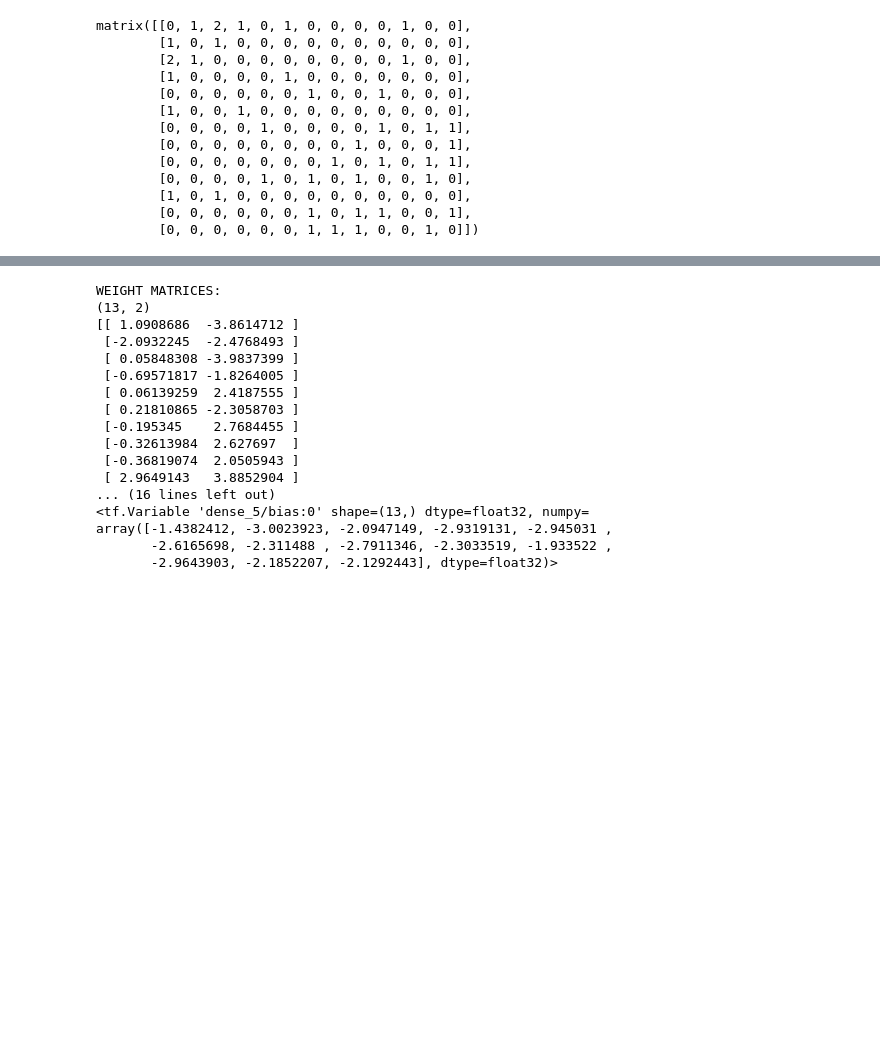
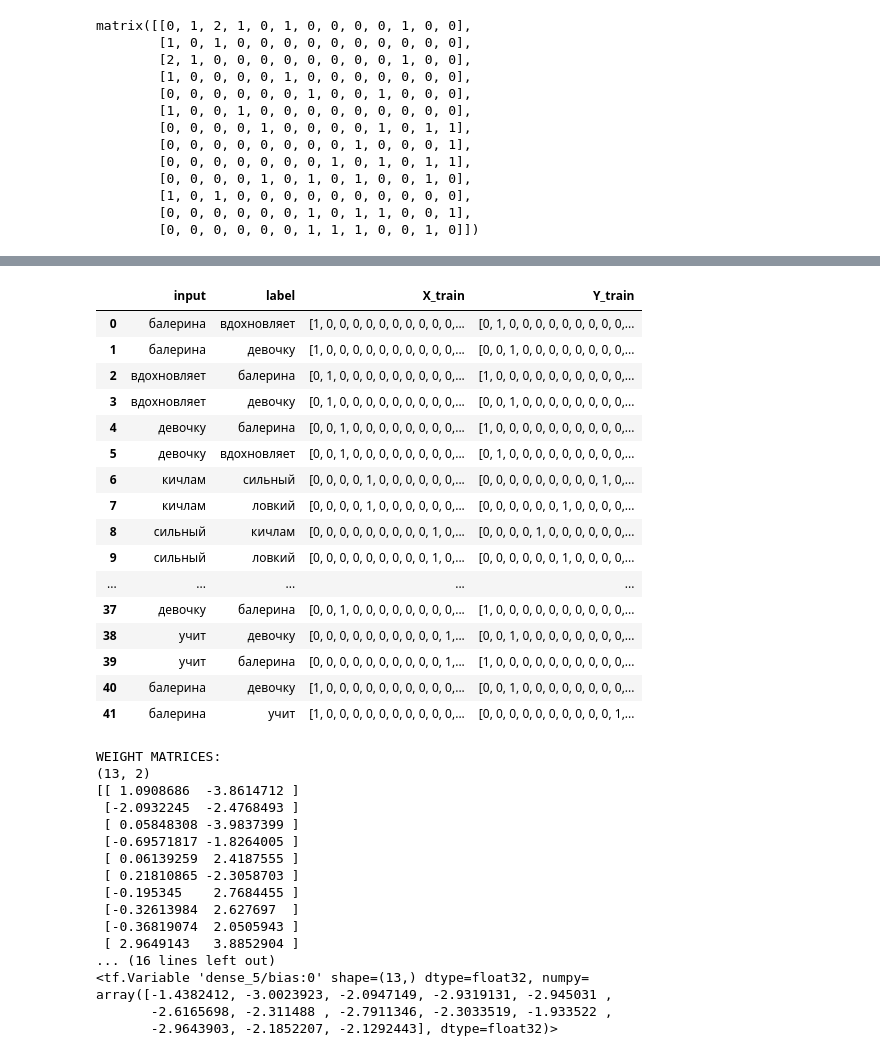
Before and after one commit to ftk1000/w2v_ftk1000, a Jupyter notebook: w2v_tf_fast.ipynb, the cells around one changed output, grey strips where cells are left out. Cells and saved outputs as stored; diff of their text form; code cells hidden in the pictures; blank space fills up the shorter version.

```diff
--- a/w2v_tf_fast.ipynb
+++ b/w2v_tf_fast.ipynb
@@ -308 +358,21 @@ b1= [-2.2 -3.3 -2.9 -3.4 -3.7 -3.4 -3.3 -3.8 -3.8 -3.6 -3.3 -3.  -3.8]
+# %%
+dfint
+# %% [output]
+|  | input | label | X_train | Y_train |
+| 0 | балерина | вдохновляет | [1, 0, 0, 0, 0, 0, 0, 0, 0, 0, 0,... | [0, 1, 0, 0, 0, 0, 0, 0, 0, 0, 0,... |
+| 1 | балерина | девочку | [1, 0, 0, 0, 0, 0, 0, 0, 0, 0, 0,... | [0, 0, 1, 0, 0, 0, 0, 0, 0, 0, 0,... |
+| 2 | вдохновляет | балерина | [0, 1, 0, 0, 0, 0, 0, 0, 0, 0, 0,... | [1, 0, 0, 0, 0, 0, 0, 0, 0, 0, 0,... |
+| 3 | вдохновляет | девочку | [0, 1, 0, 0, 0, 0, 0, 0, 0, 0, 0,... | [0, 0, 1, 0, 0, 0, 0, 0, 0, 0, 0,... |
+| 4 | девочку | балерина | [0, 0, 1, 0, 0, 0, 0, 0, 0, 0, 0,... | [1, 0, 0, 0, 0, 0, 0, 0, 0, 0, 0,... |
+| 5 | девочку | вдохновляет | [0, 0, 1, 0, 0, 0, 0, 0, 0, 0, 0,... | [0, 1, 0, 0, 0, 0, 0, 0, 0, 0, 0,... |
+| 6 | кичлам | сильный | [0, 0, 0, 0, 1, 0, 0, 0, 0, 0, 0,... | [0, 0, 0, 0, 0, 0, 0, 0, 0, 1, 0,... |
+| 7 | кичлам | ловкий | [0, 0, 0, 0, 1, 0, 0, 0, 0, 0, 0,... | [0, 0, 0, 0, 0, 0, 1, 0, 0, 0, 0,... |
+| 8 | сильный | кичлам | [0, 0, 0, 0, 0, 0, 0, 0, 0, 1, 0,... | [0, 0, 0, 0, 1, 0, 0, 0, 0, 0, 0,... |
+| 9 | сильный | ловкий | [0, 0, 0, 0, 0, 0, 0, 0, 0, 1, 0,... | [0, 0, 0, 0, 0, 0, 1, 0, 0, 0, 0,... |
+| ... | ... | ... | ... | ... |
+| 37 | девочку | балерина | [0, 0, 1, 0, 0, 0, 0, 0, 0, 0, 0,... | [1, 0, 0, 0, 0, 0, 0, 0, 0, 0, 0,... |
+| 38 | учит | девочку | [0, 0, 0, 0, 0, 0, 0, 0, 0, 0, 1,... | [0, 0, 1, 0, 0, 0, 0, 0, 0, 0, 0,... |
+| 39 | учит | балерина | [0, 0, 0, 0, 0, 0, 0, 0, 0, 0, 1,... | [1, 0, 0, 0, 0, 0, 0, 0, 0, 0, 0,... |
+| 40 | балерина | девочку | [1, 0, 0, 0, 0, 0, 0, 0, 0, 0, 0,... | [0, 0, 1, 0, 0, 0, 0, 0, 0, 0, 0,... |
+| 41 | балерина | учит | [1, 0, 0, 0, 0, 0, 0, 0, 0, 0, 0,... | [0, 0, 0, 0, 0, 0, 0, 0, 0, 0, 1,... |
 # %%
```
Also changed, not shown: parts of 15 cells of this notebook.
